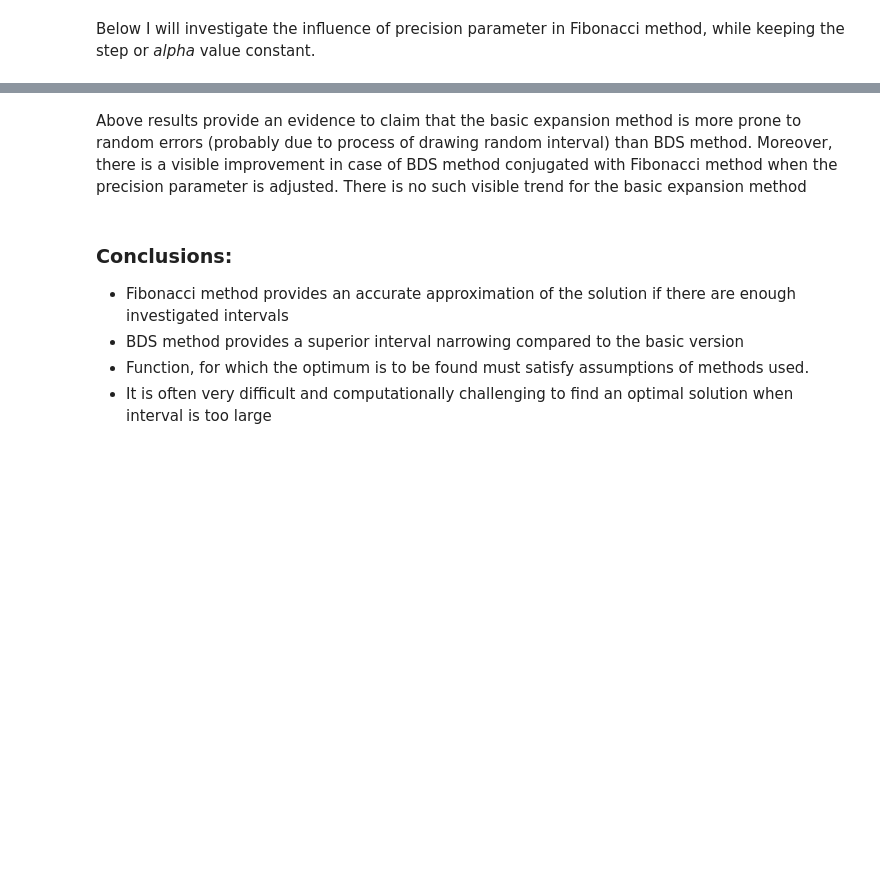
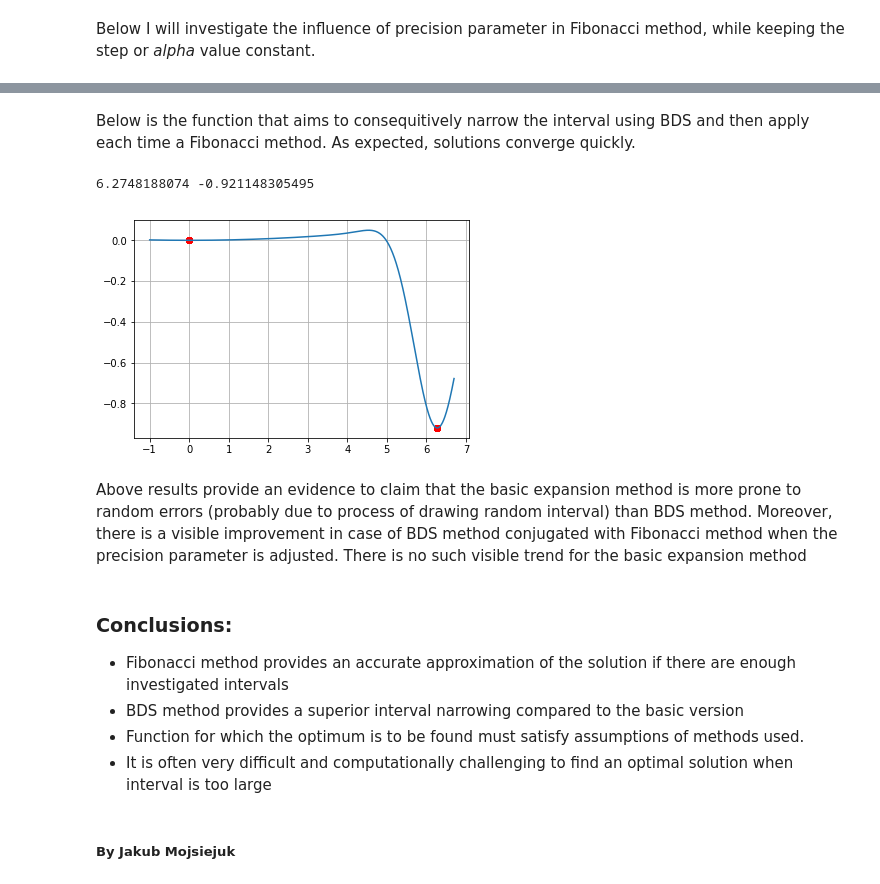
Before and after one commit to LemurPwned/Fundamentals-of-optimization, a Jupyter notebook: Fibonacci method/Fibonacci.ipynb, the cells around one changed output, grey strips where cells are left out. Saved outputs shown, nothing was run; the diff lists cells and outputs as text; code cells hidden in the pictures; blank space fills up the shorter version.

```diff
--- a/Fibonacci method/Fibonacci.ipynb
+++ b/Fibonacci method/Fibonacci.ipynb
@@ -326,8 +342,40 @@ List of 10 worst solutions in all iterations:
+# %% [markdown]
+Below is the function that aims to consequitively narrow the interval using BDS and then apply each time a Fibonacci method. As expected, solutions converge quickly.
+# %%
+def narrow_consequtively():
+    i = 0
+    interval = []
+    solutions = []
+    x_stars = []
+    x1 = np.random.randint(-10, 10)
+    x1 = -10
+    while i < 100:
+        i += 1
+        x1p, x2p = modified_expansion_method(target_function, x1 , 0.01, 1000)
+        interval.append([x1p, x2p])
+        x_stars.append(fibonacci_method(target_function, x1p, x2p, 10e-5))
+        solutions.append(target_function(x_stars[-1]))
+        x1 = x1p
+        x2 = x2p
+    return interval, x_stars, solutions
+
+interval, x_stars, solutions = narrow_consequtively()
+plt.plot(x_stars, solutions, 'or')
+xp = np.linspace(-1, 6.7, 1000)
+yp = [target_function(x) for x in xp]
+plt.plot(xp,yp)
+plt.grid()
+print(x_stars[solutions.index(np.min(solutions))], np.min(solutions))
+# %% [output]
+6.2748188074 -0.921148305495
+[figure, added]
 # %% [markdown]
 Above results provide an evidence to claim that the basic expansion method is more prone to random errors (probably due to process of drawing random interval) than BDS method. Moreover, there is a visible improvement in case of BDS method conjugated with Fibonacci method when the precision parameter is adjusted. There is no such visible trend for the basic expansion method
 # %% [markdown]
 ### Conclusions:
  * Fibonacci method provides an accurate approximation of the solution if there are enough investigated intervals
  * BDS method provides a superior interval narrowing compared to the basic version
- * Function, for which the optimum is to be found must satisfy assumptions of methods used.
+ * Function for which the optimum is to be found must satisfy assumptions of methods used.
  * It is often very difficult and computationally challenging to find an optimal solution when interval is too large
+# %% [markdown]
+##### By Jakub Mojsiejuk
```
Also changed, not shown: parts of 21 cells of this notebook.
